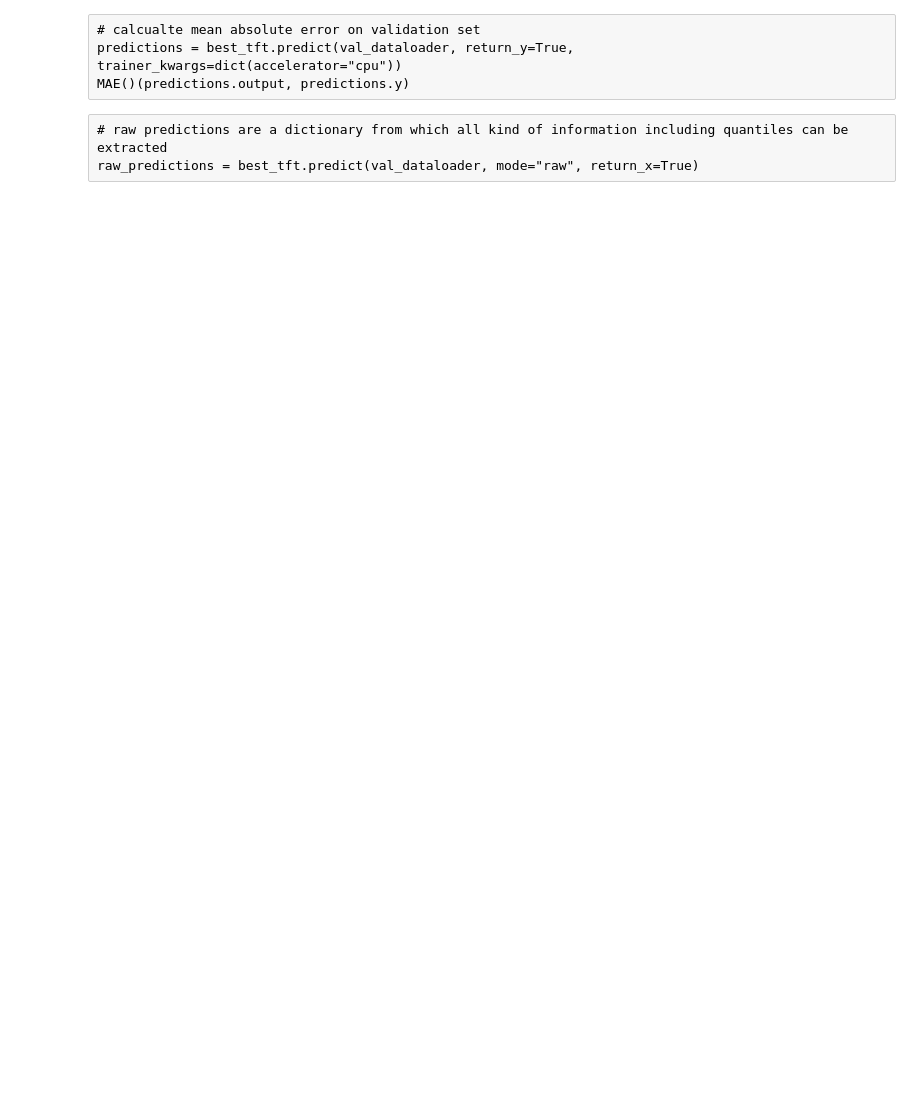
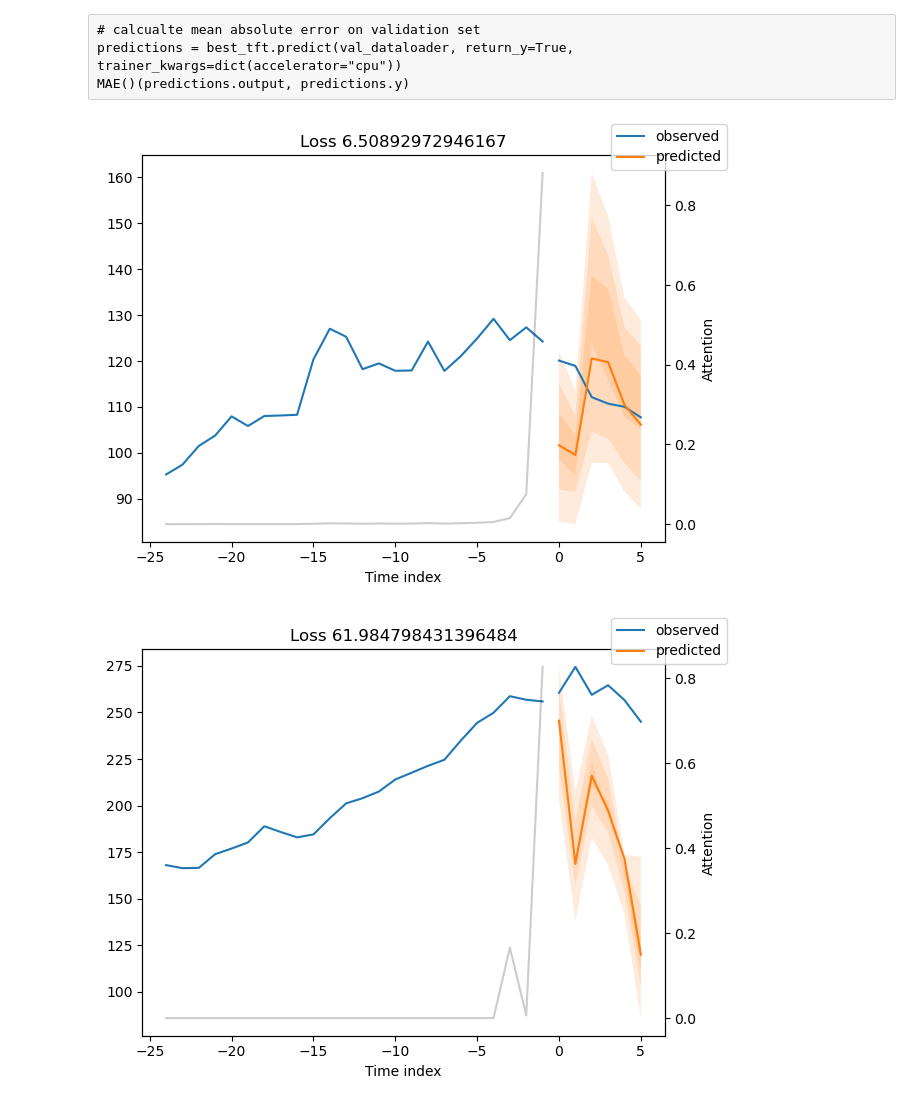
Before and after one commit to meetri/stockai, a Jupyter notebook: StockForecasterTest3.ipynb, the cells around one changed output. Drawn from its saved outputs; the diff is of its cells as text; code cells hidden in the pictures; blank space fills up the shorter version.

```diff
--- a/StockForecasterTest3.ipynb
+++ b/StockForecasterTest3.ipynb
@@ -90,8 +90,8 @@ max_encoder_length = 24  # use 24 months of history
 
 # since the datetime is not periodic, we're adding a
 # fixed size incrementation for each data cell
-data = sf.raw_data
-data["time_idx"] = range(len(data))
+data = stock_data
+
 training_cutoff = data["time_idx"].max() - max_prediction_length
 
 torch_device = "cpu"
@@ -107,13 +107,13 @@ training = TimeSeriesDataSet(
     time_varying_unknown_reals=[
         "Open", "High", "Low", "Close", "Volume"
     ],
-    time_varying_known_reals=["time_idx"],
+    time_varying_known_reals=["time_idx", "Stock Splits", "Dividends"],
     static_categoricals=["chart"],
     target_normalizer=GroupNormalizer(
         groups=["chart"], transformation="softplus"
     ),
 
-    min_encoder_length=0,  # allow predictions without history
+    min_encoder_length=max_encoder_length,  # allow predictions without history
     max_encoder_length=max_encoder_length,
     min_prediction_length=1,
     max_prediction_length=max_prediction_length,
@@ -206,15 +206,15 @@ fig.show()
 # tf.io.gfile = tb.compat.tensorflow_stub.io.gfile
 # %%
 # configure network and trainer
-early_stop_callback = EarlyStopping(monitor="val_loss", min_delta=1e-4, patience=10, verbose=False, mode="min")
+early_stop_callback = EarlyStopping(monitor="val_loss", min_delta=1e-5, patience=10, verbose=False, mode="min")
 lr_logger = LearningRateMonitor()  # log the learning rate
 logger = TensorBoardLogger("lightning_logs")  # logging results to a tensorboard
 
 trainer = pl.Trainer(
-    max_epochs=50,
+    max_epochs=100,
     accelerator=torch_device,
     enable_model_summary=True,
-    gradient_clip_val=0.1,
+    gradient_clip_val=0.016723475628684332,
     # limit_train_batches=50,  # coment in for training, running validation every 30 batches
     # fast_dev_run=True,  # comment in to check that networkor dataset has no serious bugs
     callbacks=[lr_logger, early_stop_callback],
@@ -337,12 +337,15 @@ best_model_path
 # calcualte mean absolute error on validation set
 predictions = best_tft.predict(val_dataloader, return_y=True, trainer_kwargs=dict(accelerator="cpu"))
 MAE()(predictions.output, predictions.y)
-# %% [raw]
-# raw predictions are a dictionary from which all kind of information including quantiles can be extracted
-raw_predictions = best_tft.predict(val_dataloader, mode="raw", return_x=True)
+# %%
+# raw predictions are a dictionary from which all kind of information including quantiles can be extracted
+raw_predictions = best_tft.predict(val_dataloader, mode="raw", return_x=True, fast_dev_run=False)
 # %%
-for idx in range(0):  # plot 10 examples
+for idx in range(2):  # plot 10 examples
     best_tft.plot_prediction(raw_predictions.x, raw_predictions.output, idx=idx, add_loss_to_title=True)
+# %% [output]
+[figure, added]
+[figure, added]
 # %%
 # calcualte metric by which to display
 predictions = best_tft.predict(val_dataloader, return_y=True)
```
Also changed, not shown: parts of 13 cells of this notebook.
